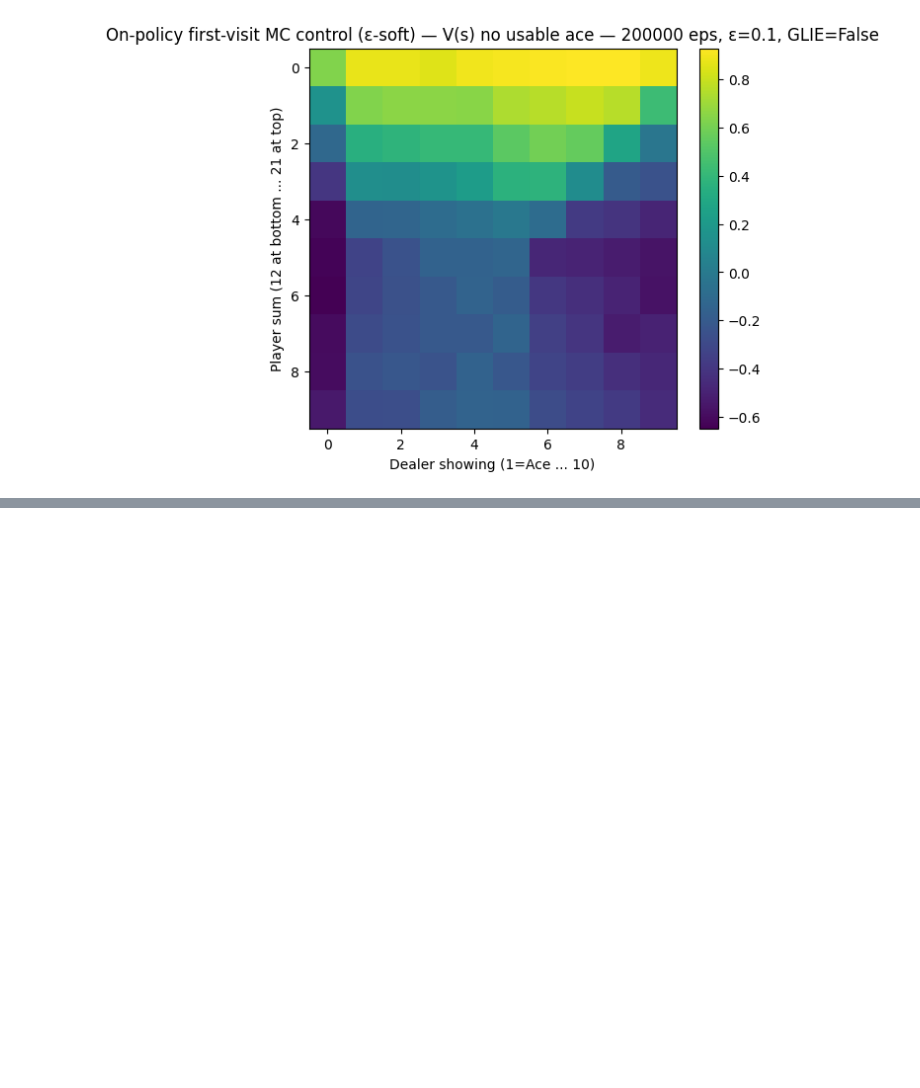
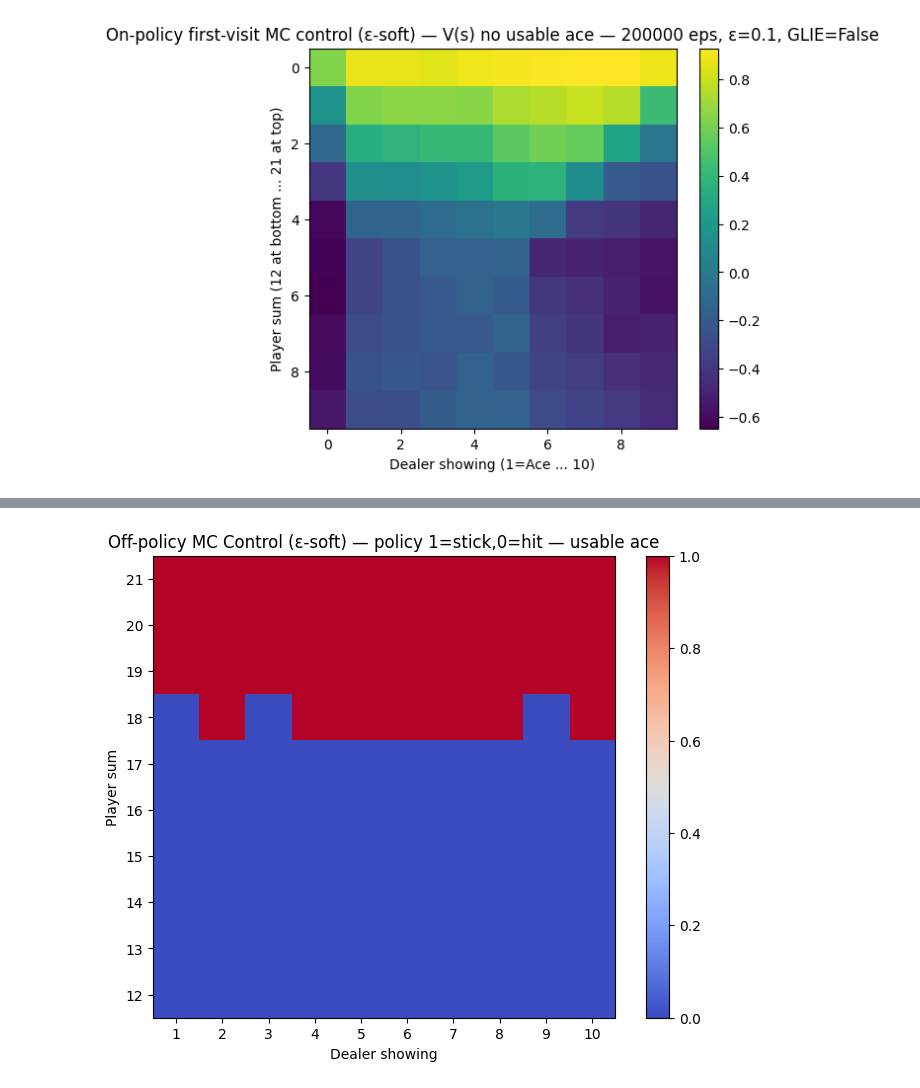
Before and after one commit to yangjunahn/ClassRL, a Jupyter notebook: ipynb_ch05.ipynb, the cells around one changed output, grey strips where cells are left out. Drawn from its saved outputs; the diff is of its cells as text; code cells hidden in the pictures; blank space fills up the shorter version.

```diff
--- a/ipynb_ch05.ipynb
+++ b/ipynb_ch05.ipynb
@@ -436,0 +661,89 @@ show_heatmap(V_nua, f'On-policy first-visit MC control (ε-soft) — V(s) no usa
+# %%
+def off_policy_mc_control_eps(n_episodes=500_000, epsilon=0.1):
+    Q = defaultdict(float)
+    C = defaultdict(float)
+    policy = {}
+
+    for _ in range(n_episodes):
+        episode = []
+        player = [draw_card(), draw_card()]
+        dealer = [draw_card(), draw_card()]
+        dealer_up = dealer[0]
+
+        while True:
+            p_sum = hand_value(player)
+            if p_sum < 12:
+                player, bust = step_player(player, 'hit')
+                if bust:
+                    episode.append(((None, None, None), None, -1))
+                    break
+                continue
+
+            s = (p_sum, dealer_up, usable_ace(player))
+            a = random.choice(ACTIONS)
+            episode.append((s, a, None))
+
+            if a == 'stick':
+                break
+            player, bust = step_player(player, 'hit')
+            if bust:
+                episode[-1] = (s, a, -1)
+                break
+
+        if episode[-1][2] is None:
+            dealer = play_dealer(dealer)
+            R = outcome(player, dealer)
+            episode = [(s, a, R) for (s, a, _) in episode]
+        else:
+            R = episode[-1][2]
+
+        G = R
+        W = 1.0
+
+        for (s, a, _) in reversed(episode):
+            if s == (None, None, None):
+                continue
+
+            C[(s, a)] += W
+            Q[(s, a)] += (W / C[(s, a)]) * (G - Q[(s, a)])
+
+            # ε-soft policy update
+            qh = Q.get((s, 'hit'), 0.0)
+            qs = Q.get((s, 'stick'), 0.0)
+            greedy_a = 'hit' if qh >= qs else 'stick'
+
+            policy[s] = {}
+            for act in ACTIONS:
+                policy[s][act] = epsilon / len(ACTIONS)
+            policy[s][greedy_a] += 1.0 - epsilon
+
+            # importance sampling ratio
+            pi_a = policy[s].get(a, 0.0)
+            if pi_a == 0.0:
+                break
+            W *= pi_a / 0.5
+
+    return Q, policy
+
+# 정책을 ε-soft로부터 결정적인 형태로 변환 (가장 확률이 높은 행동 선택)
+def extract_deterministic_policy(policy_eps):
+    deterministic_policy = {}
+    for s, action_probs in policy_eps.items():
+        deterministic_policy[s] = max(action_probs.items(), key=lambda x: x[1])[0]
+    return deterministic_policy
+
+Q_eps_off, policy_eps_soft = off_policy_mc_control_eps(n_episodes=500_000, epsilon=0.1)
+policy_eps_det = extract_deterministic_policy(policy_eps_soft)
+V_eps_off = V_from_Q(Q_eps_off)
+
+pol_ua = grid_policy(policy_eps_det, usable=True)
+pol_nua = grid_policy(policy_eps_det, usable=False)
+V_ua = grid_value(V_eps_off, usable=True)
+V_nua = grid_value(V_eps_off, usable=False)
+
+show_heatmap(pol_ua, 'Off-policy MC Control (ε-soft) — policy 1=stick,0=hit — usable ace')
+show_heatmap(pol_nua, 'Off-policy MC Control (ε-soft) — policy 1=stick,0=hit — no usable ace')
+show_heatmap(V_ua, 'Off-policy MC Control (ε-soft) — V(s) usable ace')
+show_heatmap(V_nua, 'Off-policy MC Control (ε-soft) — V(s) no usable ace')
+# %% [output]
+[figure, added]
```
Also changed, not shown: parts of 11 cells of this notebook.
